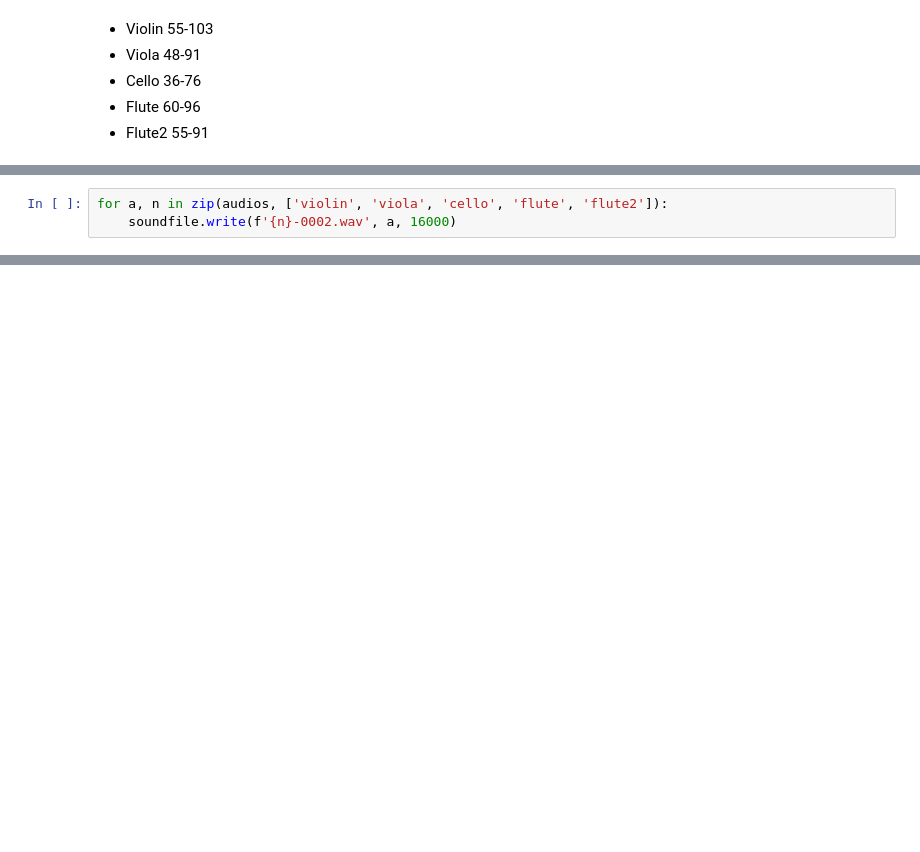
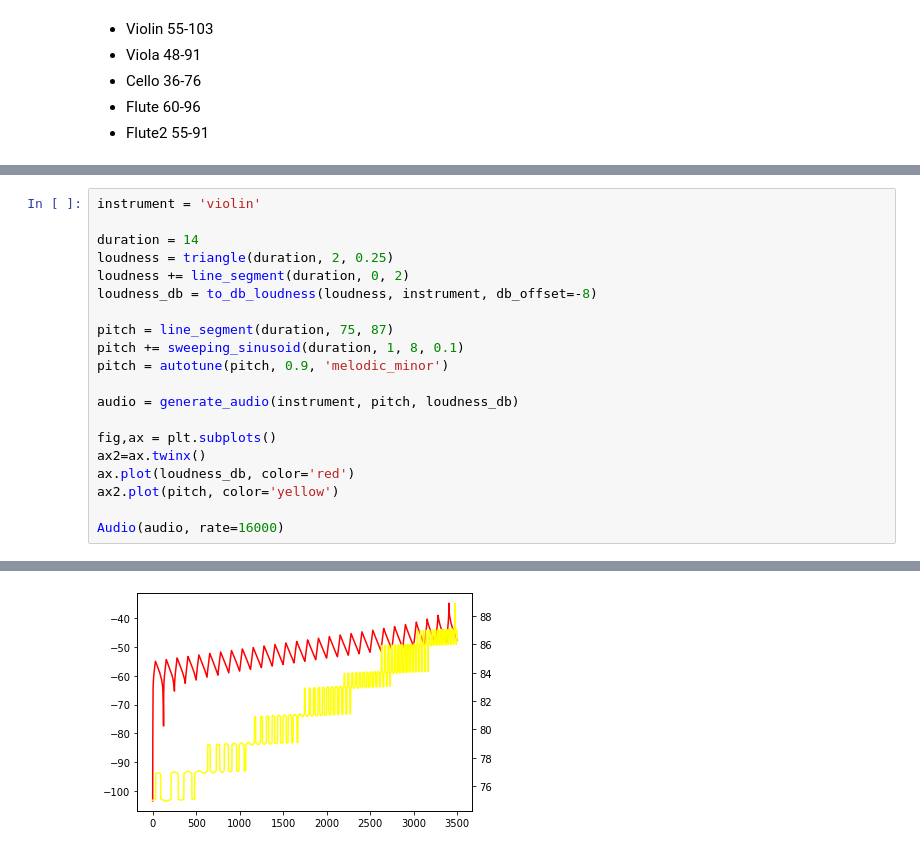
Before and after one commit to kureta/film, a Jupyter notebook: film.ipynb, the cells around one changed output, grey strips where cells are left out. Cells and saved outputs as stored; diff of their text form; blank space fills up the shorter version.

```diff
--- a/film.ipynb
+++ b/film.ipynb
@@ -197,3 +37,21 @@ Audio(audios[4], rate=16000)
-# %%
-for a, n in zip(audios, ['violin', 'viola', 'cello', 'flute', 'flute2']):
-    soundfile.write(f'{n}-0002.wav', a, 16000)
+# %%
+instrument = 'violin'
+
+duration = 14
+loudness = triangle(duration, 2, 0.25)
+loudness += line_segment(duration, 0, 2)
+loudness_db = to_db_loudness(loudness, instrument, db_offset=-8)
+
+pitch = line_segment(duration, 75, 87)
+pitch += sweeping_sinusoid(duration, 1, 8, 0.1)
+pitch = autotune(pitch, 0.9, 'melodic_minor')
+
+audio = generate_audio(instrument, pitch, loudness_db)
+
+fig,ax = plt.subplots()
+ax2=ax.twinx()
+ax.plot(loudness_db, color='red')
+ax2.plot(pitch, color='yellow')
+
+Audio(audio, rate=16000)
+# %% [output]
@@ -199,0 +59 @@ for a, n in zip(audios, ['violin', 'viola', 'cello', 'flute', 'flute2']):
+[figure, added]
```
Also changed, not shown: parts of 9 cells of this notebook, 1 other file.
